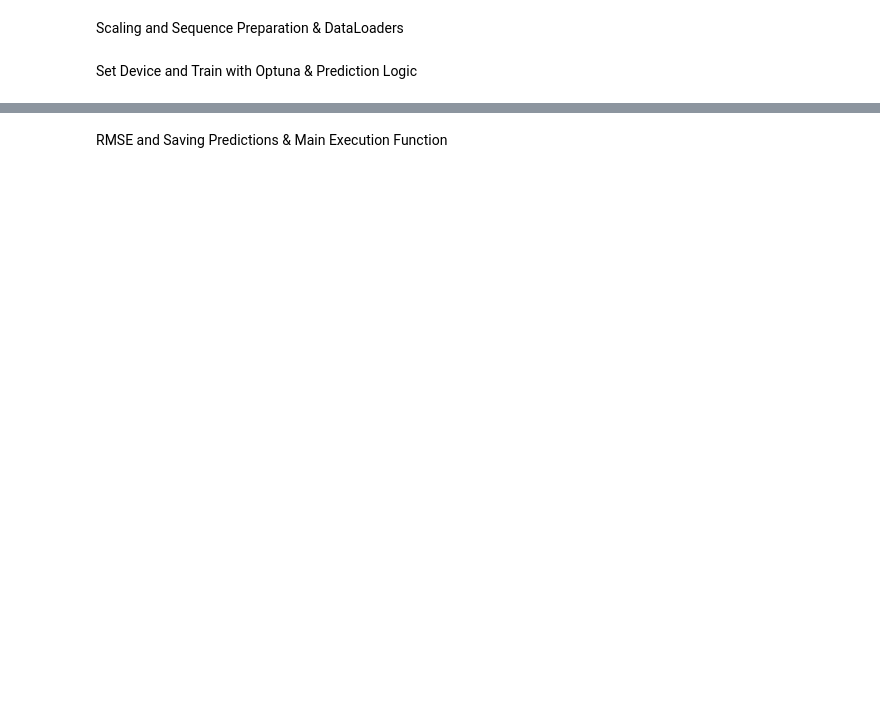
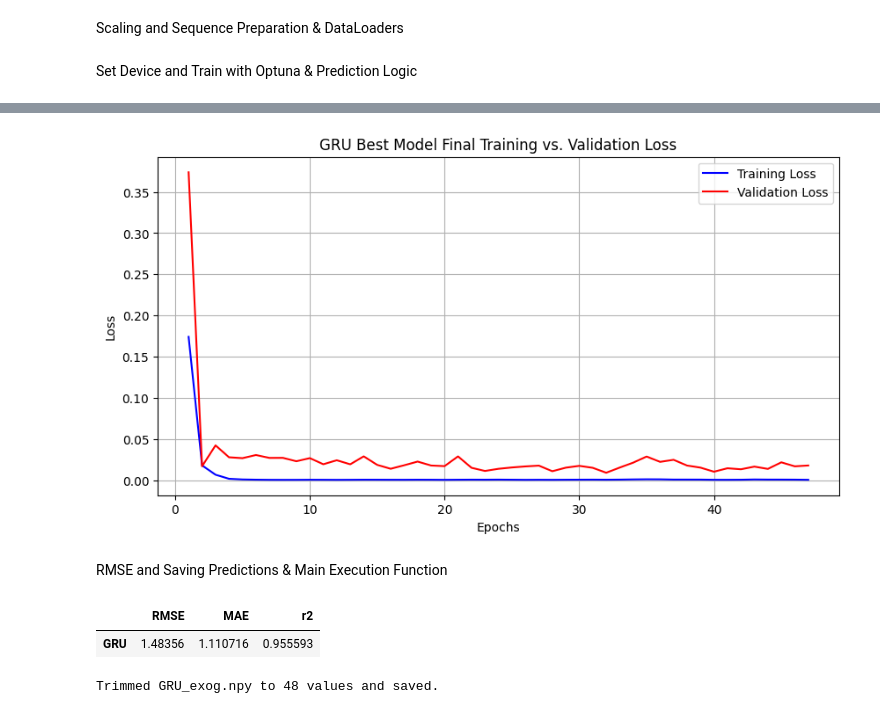
Before and after one commit to sc20geb/COMP5530M-Group-Project-Inflation-Forecasting, a Jupyter notebook: Training/GRU/GRU_Train.ipynb, the cells around one changed output, grey strips where cells are left out. Saved outputs shown, nothing was run; the diff lists cells and outputs as text; code cells hidden in the pictures; blank space fills up the shorter version.

```diff
--- a/Training/GRU/GRU_Train.ipynb
+++ b/Training/GRU/GRU_Train.ipynb
@@ -64,6 +68,7 @@ X, y = create_sequences(
     sequence_length
 )
 X = X.reshape((-1, sequence_length, len(feature_cols)))
+y = add_dimension(y)
 
 # ==== Train/Val Split ====
 split_idx = int(TRAIN_DATA_SPLIT * len(X))
@@ -135,3 +195,10 @@ def make_predictions(model, X_val, y_val, scaler, feature_cols, device):
+# %%
+from Training.Helper.PyTorchModular import loss_curve
+
+# An interesting consideration - look at a graph showing the loss stats over time for the final training run
+loss_curve(metadata['trainLoss'], metadata['validLoss'], 'GRU Best Model Final Training vs. Validation Loss')
+# %% [output]
+[figure, added]
 # %% [markdown]
 RMSE and Saving Predictions & Main Execution Function
 # %%
@@ -143,9 +210,9 @@ def trim_and_save_predictions(predictions_path, n_trim=48):
     print(f"Trimmed GRU_exog.npy to {len(gru_preds_trimmed)} values and saved.")
 
 # Main execution function for predictions
-def main(model_save_path, best_params, val_loader, scaler, feature_cols, device, project_root):
+def main(model_save_path, model_invariates, best_model_params, val_loader, scaler, device, project_root):
     # Load the trained model
-    model = load_model(model_save_path, best_params, feature_cols, device)
+    model = load_model(model_save_path, model_invariates, best_model_params, device)
 
     # Make predictions and inverse transform
     y_pred_original, y_val_original = make_evaluation_predictions(model, val_loader, device=device, y_scaler=scaler, y_scaler_features=['y'])
@@ -162,4 +229,8 @@ def main(model_save_path, best_params, val_loader, scaler, feature_cols, device,
     trim_and_save_predictions(pred_save_path, n_trim=48)
 
 # Assuming these variables are already defined: model_save_path, best_params, val_loader, scaler, feature_cols, device, project_root
-main(model_save_path, best_params, val_loader, scaler, feature_cols, device, project_root)
+main(model_save_path, model_invariates, best_model_params, val_loader, scaler, device, project_root)
+# %% [output]
+|  | RMSE | MAE | r2 |
+| GRU | 1.48356 | 1.110716 | 0.955593 |
+Trimmed GRU_exog.npy to 48 values and saved.
```
Also changed, not shown: parts of 4 cells of this notebook, 17 other files.
